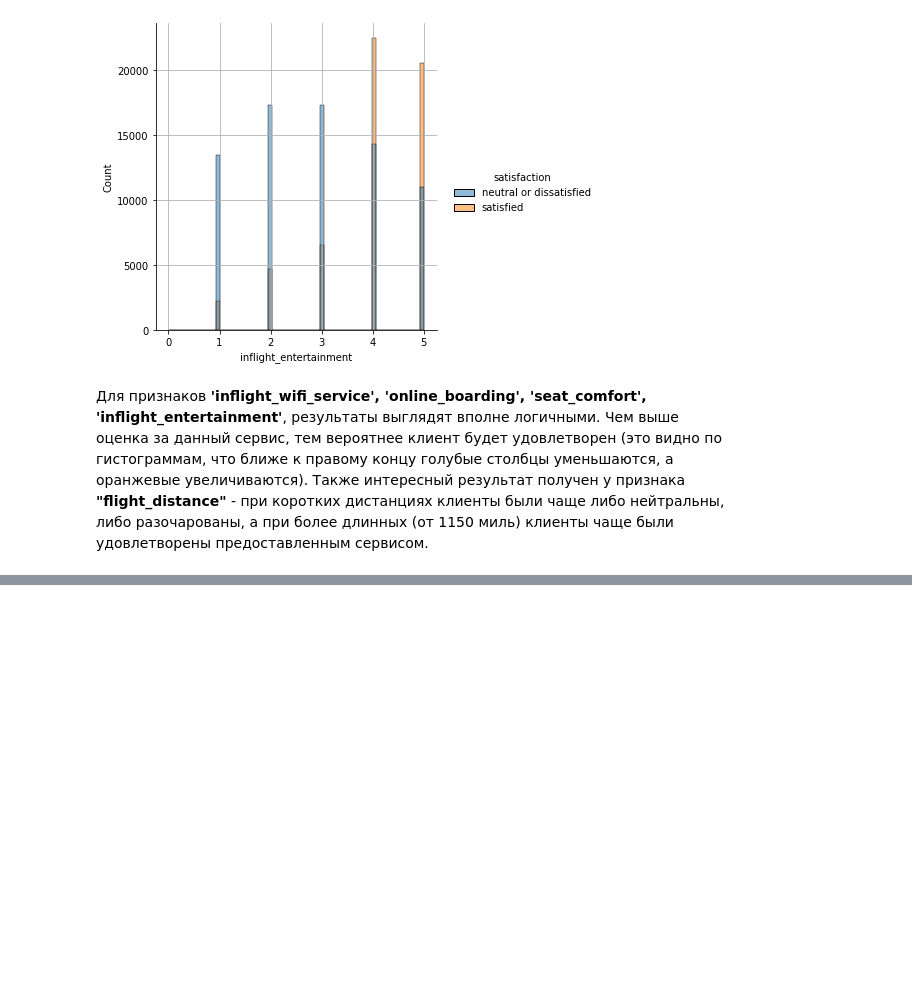
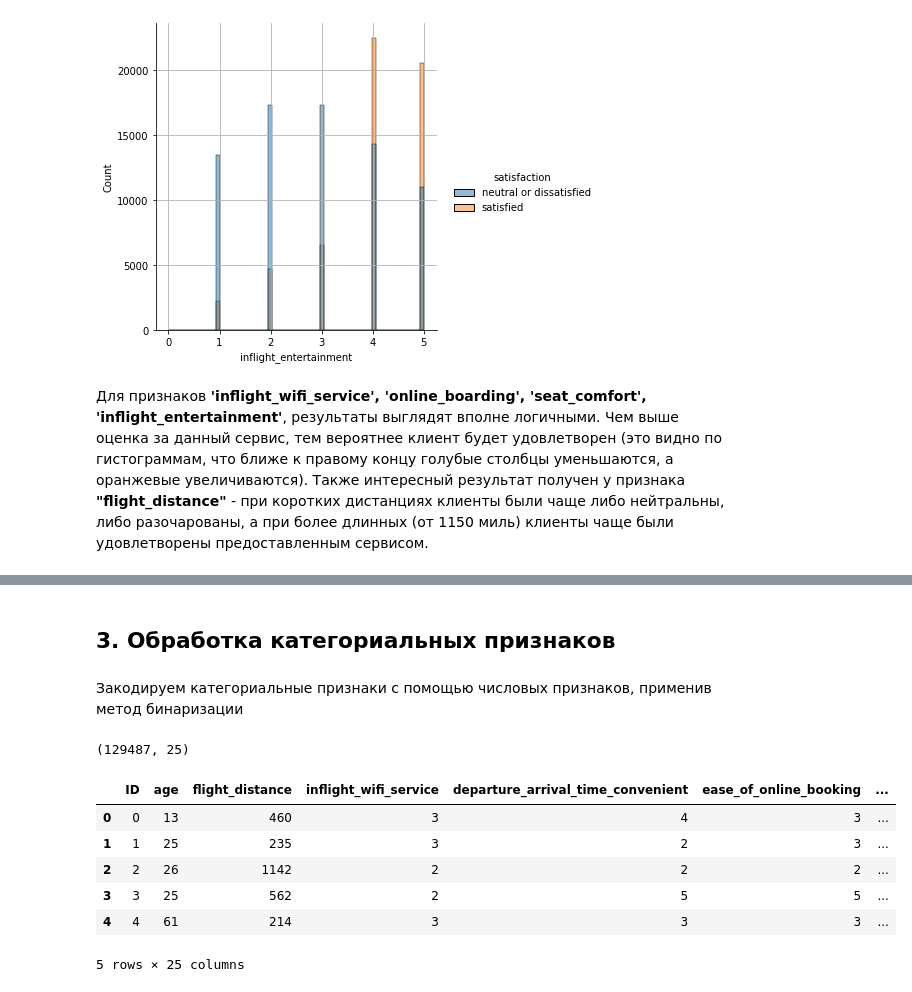
Before and after one commit to a-sidorova/machine_learning_course, a Jupyter notebook: 01_Data_analysis.ipynb, the cells around one changed output, grey strips where cells are left out. Saved outputs shown, nothing was run; the diff lists cells and outputs as text; code cells hidden in the pictures; blank space fills up the shorter version.

```diff
--- a/01_Data_analysis.ipynb
+++ b/01_Data_analysis.ipynb
@@ -343,0 +347,4 @@ plt.grid()
+# %%
+data_raw.dropna(axis=0, how='all', subset=['arrival_delay_in_minutes'], inplace=True)
+print(data_raw.shape)
+data_raw.isna().sum()
@@ -343,0 +370,17 @@ plt.grid()
+# %% [markdown]
+## 3. Обработка категориальных признаков
+# %% [markdown]
+Закодируем категориальные признаки с помощью числовых признаков, применив метод бинаризации
+# %%
+data_raw = pd.get_dummies(data_raw)
+print(data_raw.shape)
+data_raw.head()
+# %% [output]
+(129487, 25)
+|  | ID | age | flight_distance | inflight_wifi_service | departure_arrival_time_convenient | ease_of_online_booking | ... |
+| 0 | 0 | 13 | 460 | 3 | 4 | 3 | ... |
+| 1 | 1 | 25 | 235 | 3 | 2 | 3 | ... |
+| 2 | 2 | 26 | 1142 | 2 | 2 | 2 | ... |
+| 3 | 3 | 25 | 562 | 2 | 5 | 5 | ... |
+| 4 | 4 | 61 | 214 | 3 | 3 | 3 | ... |
+5 rows × 25 columns
```
Also changed, not shown: parts of 2 cells of this notebook.
